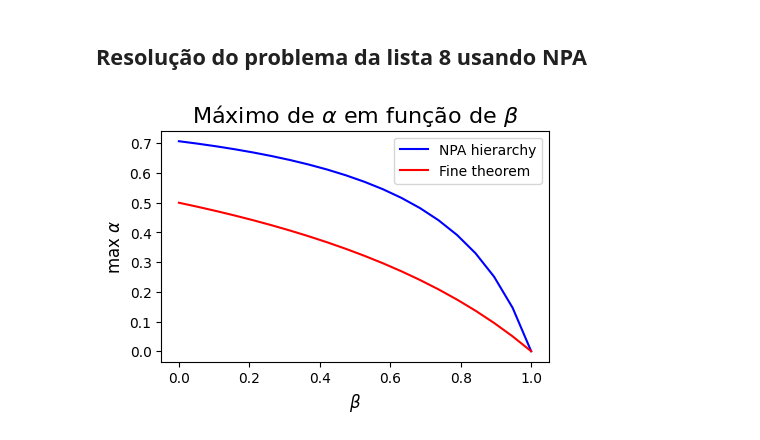
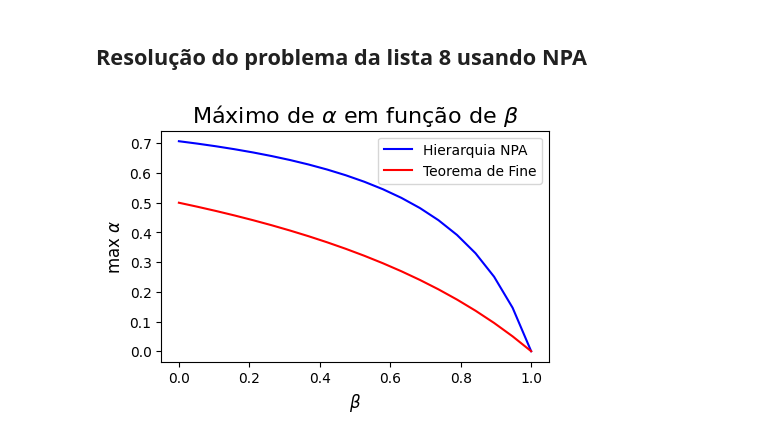
Before and after one commit to arthurkenzo/FI205_listas, a Jupyter notebook: lista_08.ipynb, the cells around one changed output. Cells and saved outputs as stored; diff of their text form; code cells hidden in the pictures.

```diff
--- a/lista_08.ipynb
+++ b/lista_08.ipynb
@@ -162,33 +162,33 @@ for beta in betas:
         for j in range(5):
             if i > j:
                 constraints += [gamma[i][j] == gamma[j, i]]
 
     # Constraints
     constraints += [gamma >> 0]
 
     objective = cp.Maximize(alpha)
     problem = cp.Problem(objective=objective, constraints=constraints)
 
     resultado = problem.solve(solver="MOSEK", verbose=False)
     if(resultado != None):
         optimalPoint = alpha.value
         alphas += [optimalPoint]
         # print("Optimum found at alpha = {}".format(optimalPoint))
         # print("Joint distribution values: {}".format(optimumDistribution))
     else:
         print("Infeasible or unbounded problem.")
 
 
 plt.figure(figsize=(5, 3))
-plt.plot(betas, alphas, color='blue', label="NPA hierarchy")
-plt.plot(betas, alphasFine, color='red', label="Fine theorem")
+plt.plot(betas, alphas, color='blue', label="Hierarquia NPA")
+plt.plot(betas, alphasFine, color='red', label="Teorema de Fine")
 
 plt.title(r'Máximo de $\alpha$ em função de $\beta$', fontsize=16)
 plt.ylabel(r'max $\alpha$', fontsize=12)
 plt.xlabel(r'$\beta$', fontsize=12)
 
 plt.legend()
 
 plt.show()
 # %% [output]
-[figure, old version]
+[figure, new version]
```
